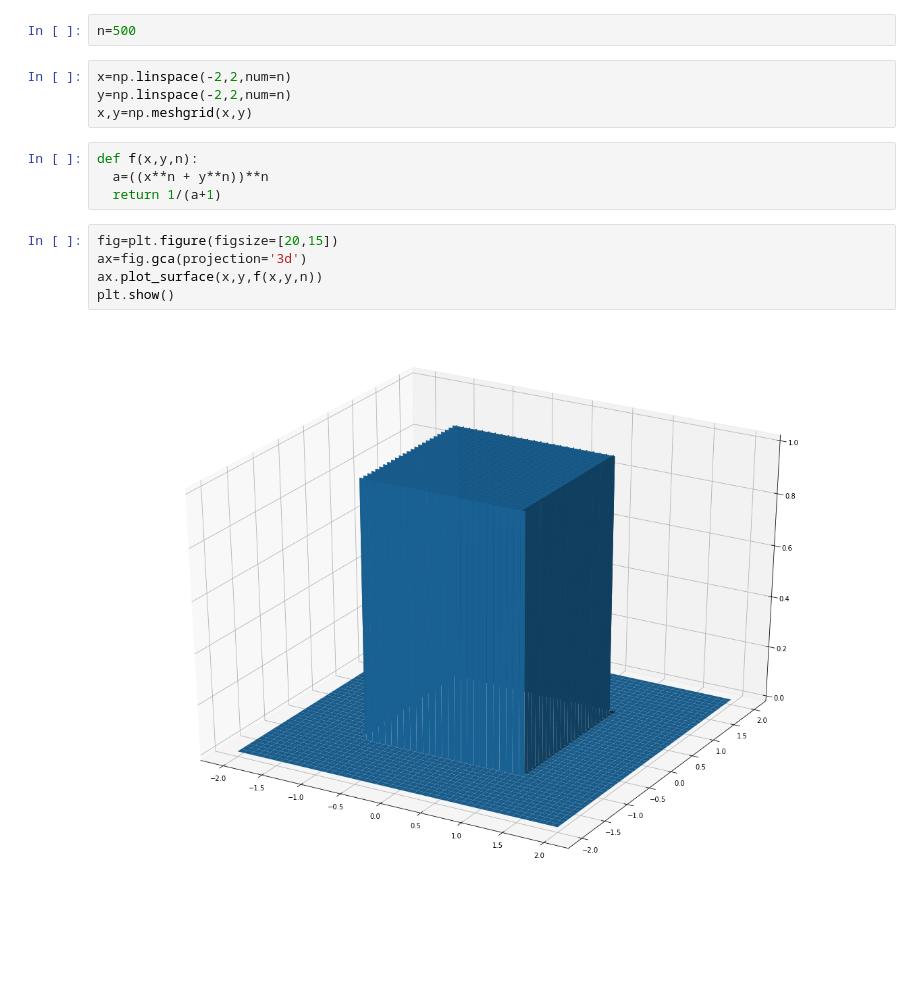
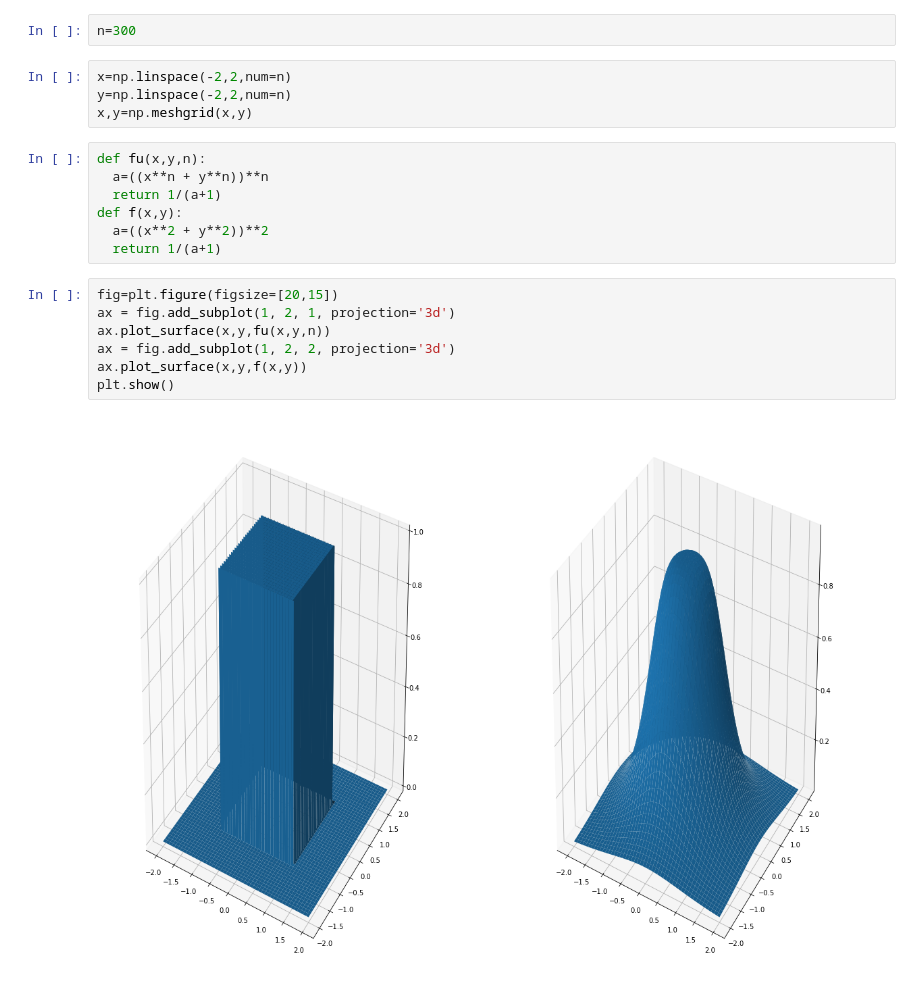
Before and after one commit to NithishC/ColabNotebook, a Jupyter notebook: 3d_example.ipynb, the cells around one changed output. Saved outputs shown, nothing was run; the diff lists cells and outputs as text; blank space fills up the shorter version.

```diff
--- a/3d_example.ipynb
+++ b/3d_example.ipynb
@@ -4,19 +4,24 @@ from mpl_toolkits.mplot3d.axes3d import Axes3D
 # %%
 import numpy as np
 # %%
-n=500
+n=300
 # %%
 x=np.linspace(-2,2,num=n)
 y=np.linspace(-2,2,num=n)
 x,y=np.meshgrid(x,y)
 # %%
-def f(x,y,n):
+def fu(x,y,n):
   a=((x**n + y**n))**n
   return 1/(a+1)
+def f(x,y):
+  a=((x**2 + y**2))**2
+  return 1/(a+1)
 # %%
 fig=plt.figure(figsize=[20,15])
-ax=fig.gca(projection='3d')
-ax.plot_surface(x,y,f(x,y,n))
+ax = fig.add_subplot(1, 2, 1, projection='3d')
+ax.plot_surface(x,y,fu(x,y,n))
+ax = fig.add_subplot(1, 2, 2, projection='3d')
+ax.plot_surface(x,y,f(x,y))
 plt.show()
 # %% [output]
-[figure, old version]
+[figure, new version]
```
